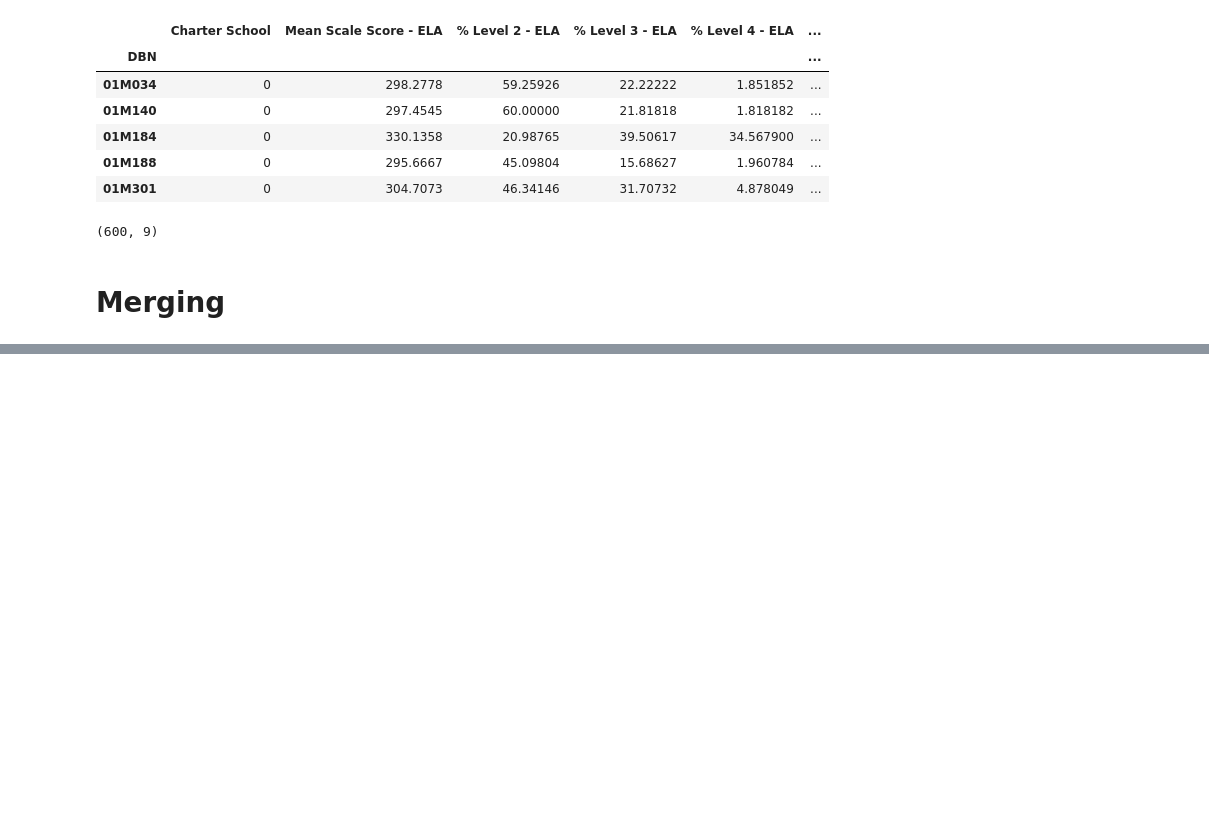
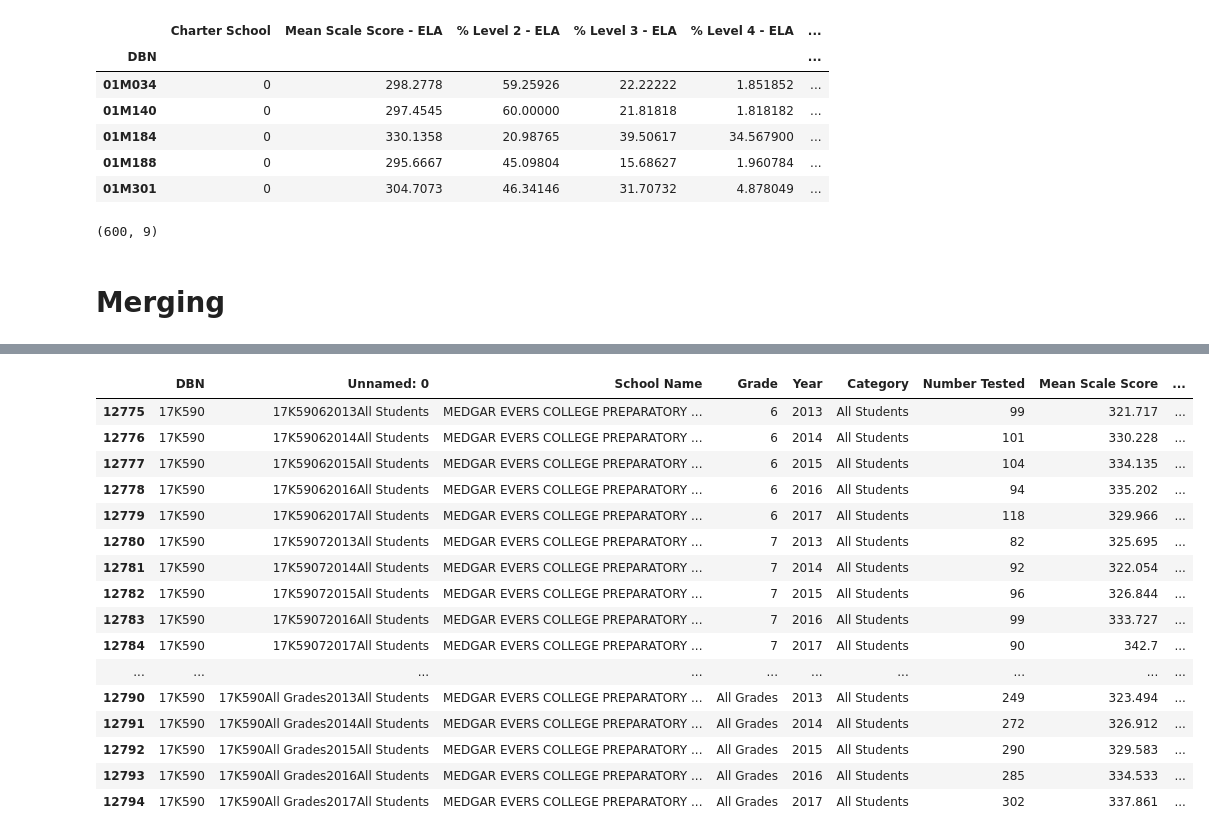
Before and after one commit to araraonline/kag-passnyc, a Jupyter notebook: notebooks/proto-assemble-schools.ipynb, the cells around one changed output, grey strips where cells are left out. Drawn from its saved outputs; the diff is of its cells as text; code cells hidden in the pictures; blank space fills up the shorter version.

```diff
--- a/notebooks/proto-assemble-schools.ipynb
+++ b/notebooks/proto-assemble-schools.ipynb
@@ -283,0 +235,22 @@ Mostly at tests, and 1 (07X584) at demographics. We may impute the values manual
+# %%
+test = pd.read_excel('../data/raw/ela_results_20132017.xlsx', sheet_name='All Students', skiprows=7)
+# %%
+test[test.DBN == '17K590']
+# %% [output]
+|  | DBN | Unnamed: 0 | School Name | Grade | Year | Category | Number Tested | Mean Scale Score | ... |
+| 12775 | 17K590 | 17K59062013All Students | MEDGAR EVERS COLLEGE PREPARATORY ... | 6 | 2013 | All Students | 99 | 321.717 | ... |
+| 12776 | 17K590 | 17K59062014All Students | MEDGAR EVERS COLLEGE PREPARATORY ... | 6 | 2014 | All Students | 101 | 330.228 | ... |
+| 12777 | 17K590 | 17K59062015All Students | MEDGAR EVERS COLLEGE PREPARATORY ... | 6 | 2015 | All Students | 104 | 334.135 | ... |
+| 12778 | 17K590 | 17K59062016All Students | MEDGAR EVERS COLLEGE PREPARATORY ... | 6 | 2016 | All Students | 94 | 335.202 | ... |
+| 12779 | 17K590 | 17K59062017All Students | MEDGAR EVERS COLLEGE PREPARATORY ... | 6 | 2017 | All Students | 118 | 329.966 | ... |
+| 12780 | 17K590 | 17K59072013All Students | MEDGAR EVERS COLLEGE PREPARATORY ... | 7 | 2013 | All Students | 82 | 325.695 | ... |
+| 12781 | 17K590 | 17K59072014All Students | MEDGAR EVERS COLLEGE PREPARATORY ... | 7 | 2014 | All Students | 92 | 322.054 | ... |
+| 12782 | 17K590 | 17K59072015All Students | MEDGAR EVERS COLLEGE PREPARATORY ... | 7 | 2015 | All Students | 96 | 326.844 | ... |
+| 12783 | 17K590 | 17K59072016All Students | MEDGAR EVERS COLLEGE PREPARATORY ... | 7 | 2016 | All Students | 99 | 333.727 | ... |
+| 12784 | 17K590 | 17K59072017All Students | MEDGAR EVERS COLLEGE PREPARATORY ... | 7 | 2017 | All Students | 90 | 342.7 | ... |
+| ... | ... | ... | ... | ... | ... | ... | ... | ... | ... |
+| 12790 | 17K590 | 17K590All Grades2013All Students | MEDGAR EVERS COLLEGE PREPARATORY ... | All Grades | 2013 | All Students | 249 | 323.494 | ... |
+| 12791 | 17K590 | 17K590All Grades2014All Students | MEDGAR EVERS COLLEGE PREPARATORY ... | All Grades | 2014 | All Students | 272 | 326.912 | ... |
+| 12792 | 17K590 | 17K590All Grades2015All Students | MEDGAR EVERS COLLEGE PREPARATORY ... | All Grades | 2015 | All Students | 290 | 329.583 | ... |
+| 12793 | 17K590 | 17K590All Grades2016All Students | MEDGAR EVERS COLLEGE PREPARATORY ... | All Grades | 2016 | All Students | 285 | 334.533 | ... |
+| 12794 | 17K590 | 17K590All Grades2017All Students | MEDGAR EVERS COLLEGE PREPARATORY ... | All Grades | 2017 | All Students | 302 | 337.861 | ... |
```
Also changed, not shown: parts of 37 cells of this notebook, 1 other file.
